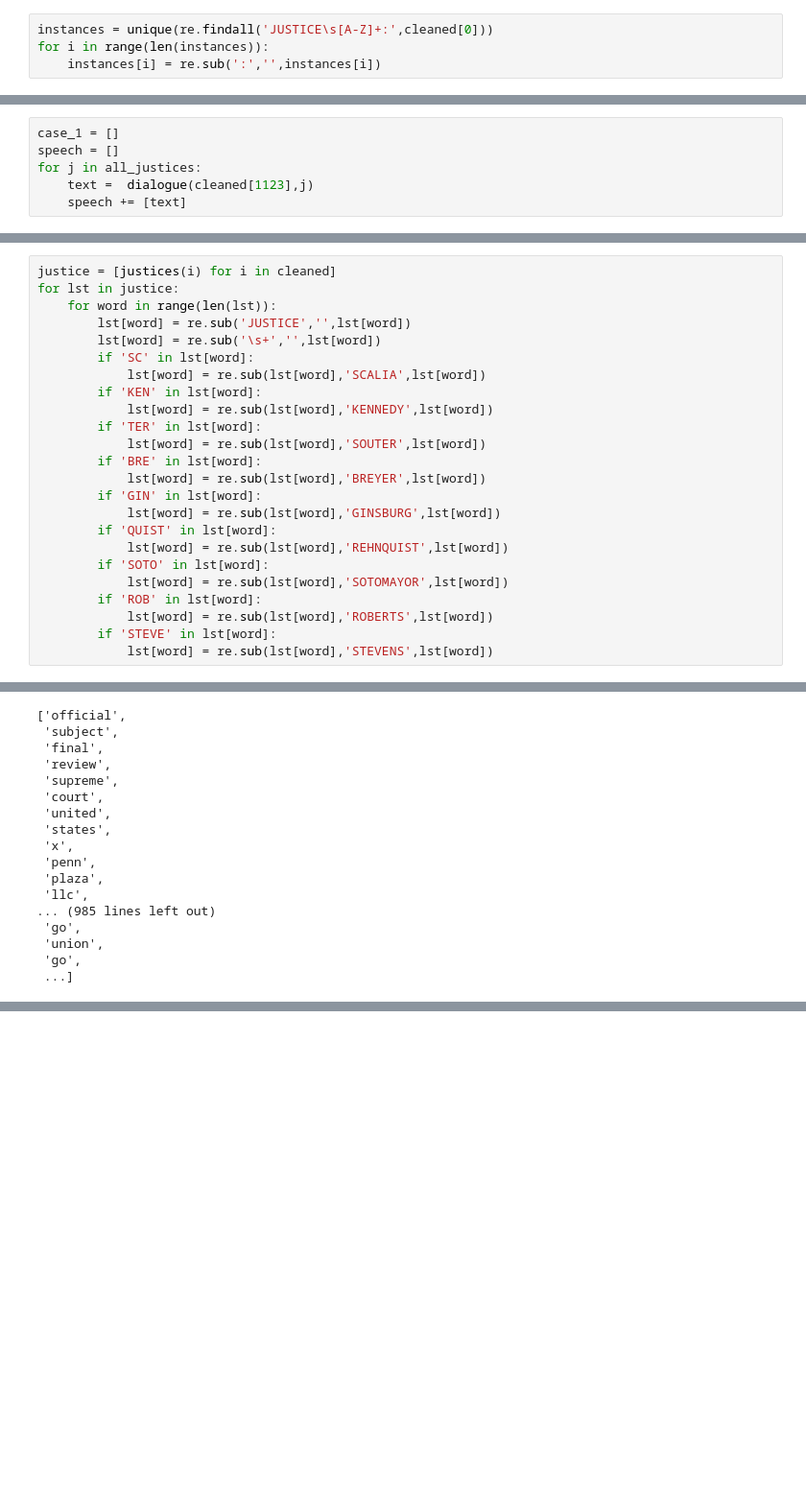
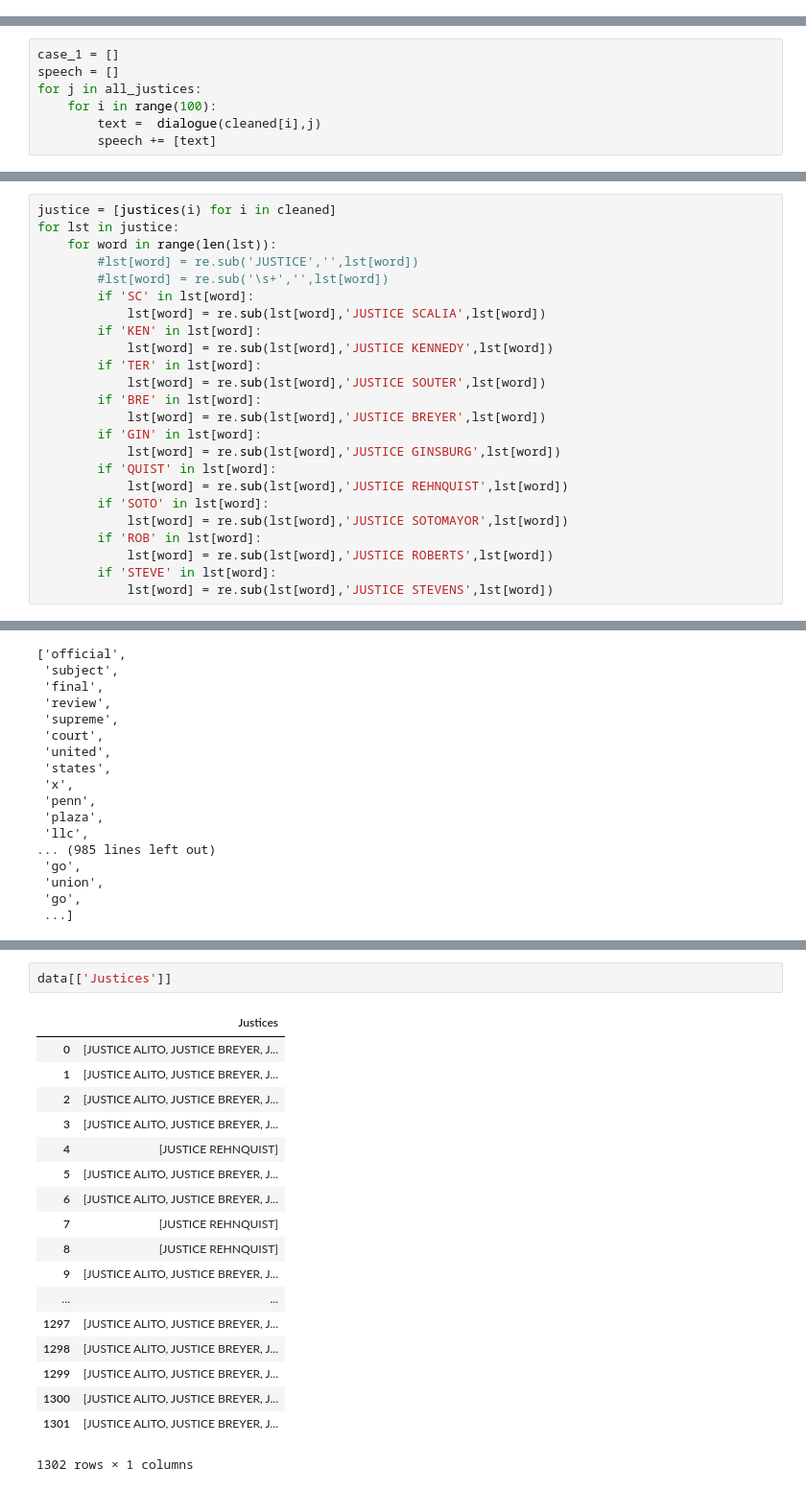
Before and after one commit to pratibha99/supreme-court-transcripts, a Jupyter notebook: DatabaseDesign1.ipynb, the cells around one changed output, grey strips where cells are left out. Shown at 96% size. Saved outputs shown, nothing was run; the diff lists cells and outputs as text; blank space fills up the shorter version.

```diff
--- a/DatabaseDesign1.ipynb
+++ b/DatabaseDesign1.ipynb
@@ -37,6 +37,2 @@ for txt in files:
     clean = re.sub('\\\\','',clean)
     cleaned += [clean]
-# %%
-instances = unique(re.findall('JUSTICE\s[A-Z]+:',cleaned[0]))
-for i in range(len(instances)):
-    instances[i] = re.sub(':','',instances[i])
@@ -176,5 +173,6 @@ dialogue(cleaned[1123],'REHNQUIST')
 case_1 = []
 speech = []
 for j in all_justices:
-    text =  dialogue(cleaned[1123],j)
-    speech += [text]
+    for i in range(100):
+        text =  dialogue(cleaned[i],j)
+        speech += [text]
@@ -221,26 +224,26 @@ for i in range(len(uniques)):
 justice = [justices(i) for i in cleaned]
 for lst in justice:
     for word in range(len(lst)):
-        lst[word] = re.sub('JUSTICE','',lst[word])
-        lst[word] = re.sub('\s+','',lst[word])
+        #lst[word] = re.sub('JUSTICE','',lst[word])
+        #lst[word] = re.sub('\s+','',lst[word])
         if 'SC' in lst[word]:
-            lst[word] = re.sub(lst[word],'SCALIA',lst[word])
+            lst[word] = re.sub(lst[word],'JUSTICE SCALIA',lst[word])
         if 'KEN' in lst[word]:
-            lst[word] = re.sub(lst[word],'KENNEDY',lst[word])
+            lst[word] = re.sub(lst[word],'JUSTICE KENNEDY',lst[word])
         if 'TER' in lst[word]:
-            lst[word] = re.sub(lst[word],'SOUTER',lst[word])
+            lst[word] = re.sub(lst[word],'JUSTICE SOUTER',lst[word])
         if 'BRE' in lst[word]:
-            lst[word] = re.sub(lst[word],'BREYER',lst[word])
+            lst[word] = re.sub(lst[word],'JUSTICE BREYER',lst[word])
         if 'GIN' in lst[word]:
-            lst[word] = re.sub(lst[word],'GINSBURG',lst[word])
+            lst[word] = re.sub(lst[word],'JUSTICE GINSBURG',lst[word])
         if 'QUIST' in lst[word]:
-            lst[word] = re.sub(lst[word],'REHNQUIST',lst[word])
+            lst[word] = re.sub(lst[word],'JUSTICE REHNQUIST',lst[word])
         if 'SOTO' in lst[word]:
-            lst[word] = re.sub(lst[word],'SOTOMAYOR',lst[word])
+            lst[word] = re.sub(lst[word],'JUSTICE SOTOMAYOR',lst[word])
         if 'ROB' in lst[word]:
-            lst[word] = re.sub(lst[word],'ROBERTS',lst[word])
+            lst[word] = re.sub(lst[word],'JUSTICE ROBERTS',lst[word])
         if 'STEVE' in lst[word]:
-            lst[word] = re.sub(lst[word],'STEVENS',lst[word])
+            lst[word] = re.sub(lst[word],'JUSTICE STEVENS',lst[word])
 # %%
 #for i in range(len(justice)):
  #   justice[i] = re.sub('JUSTICE','',justice[i])
@@ -591,0 +627,21 @@ text_cleaner(cleaned[0])
+# %%
+data[['Justices']]
+# %% [output]
+|  | Justices |
+| 0 | [JUSTICE ALITO, JUSTICE BREYER, J... |
+| 1 | [JUSTICE ALITO, JUSTICE BREYER, J... |
+| 2 | [JUSTICE ALITO, JUSTICE BREYER, J... |
+| 3 | [JUSTICE ALITO, JUSTICE BREYER, J... |
+| 4 | [JUSTICE REHNQUIST] |
+| 5 | [JUSTICE ALITO, JUSTICE BREYER, J... |
+| 6 | [JUSTICE ALITO, JUSTICE BREYER, J... |
+| 7 | [JUSTICE REHNQUIST] |
+| 8 | [JUSTICE REHNQUIST] |
+| 9 | [JUSTICE ALITO, JUSTICE BREYER, J... |
+| ... | ... |
+| 1297 | [JUSTICE ALITO, JUSTICE BREYER, J... |
+| 1298 | [JUSTICE ALITO, JUSTICE BREYER, J... |
+| 1299 | [JUSTICE ALITO, JUSTICE BREYER, J... |
+| 1300 | [JUSTICE ALITO, JUSTICE BREYER, J... |
+| 1301 | [JUSTICE ALITO, JUSTICE BREYER, J... |
+1302 rows × 1 columns
```
Also changed, not shown: parts of 16 cells of this notebook, 5 other files.
